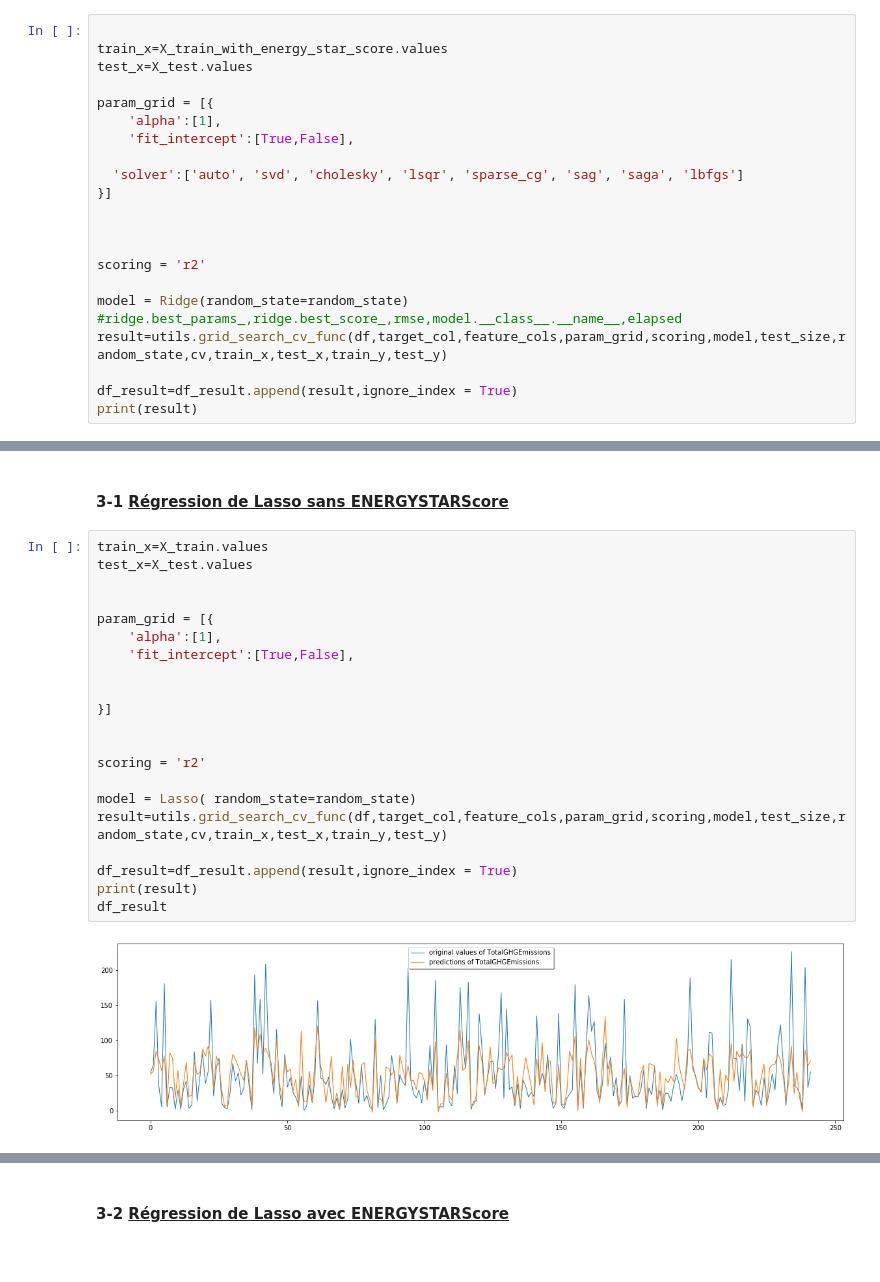
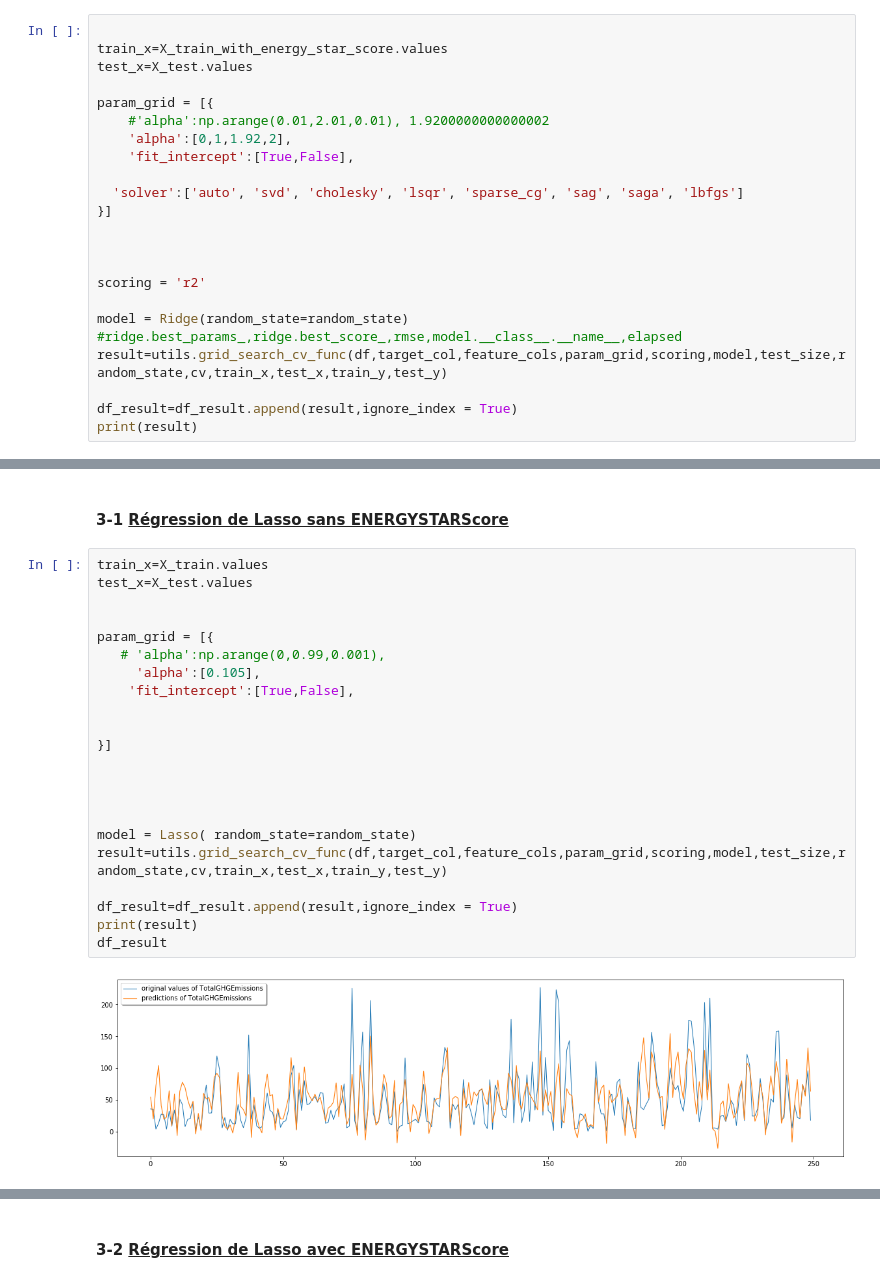
Before and after one commit to hoochycoochie/p4ml, a Jupyter notebook: DIOP_Amadou_2_notebook_prediction_082022.ipynb, the cells around one changed output, grey strips where cells are left out. Drawn from its saved outputs; the diff is of its cells as text.

```diff
--- a/DIOP_Amadou_2_notebook_prediction_082022.ipynb
+++ b/DIOP_Amadou_2_notebook_prediction_082022.ipynb
@@ -133,7 +109,8 @@ train_x=X_train_with_energy_star_score.values
 test_x=X_test.values
 
 param_grid = [{
-    'alpha':[1],
+    #'alpha':np.arange(0.01,2.01,0.01), 1.9200000000000002
+    'alpha':[0,1,1.92,2],
     'fit_intercept':[True,False],
 
   'solver':['auto', 'svd', 'cholesky', 'lsqr', 'sparse_cg', 'sag', 'saga', 'lbfgs']
@@ -185,23 +164,24 @@ df_result_with_energy_star_score
 # %%
 train_x=X_train.values
 test_x=X_test.values
 
 
 param_grid = [{
-    'alpha':[1],
+   # 'alpha':np.arange(0,0.99,0.001),
+     'alpha':[0.105],
     'fit_intercept':[True,False],
 
 
 }]
 
 
-scoring = 'r2'
+
 
 model = Lasso( random_state=random_state)
 result=utils.grid_search_cv_func(df,target_col,feature_cols,param_grid,scoring,model,test_size,random_state,cv,train_x,test_x,train_y,test_y)
 
 df_result=df_result.append(result,ignore_index = True)
 print(result)
 df_result
 # %% [output]
-[figure, old version]
+[figure, new version]
```
Also changed, not shown: parts of 26 cells of this notebook, 2 other files.
